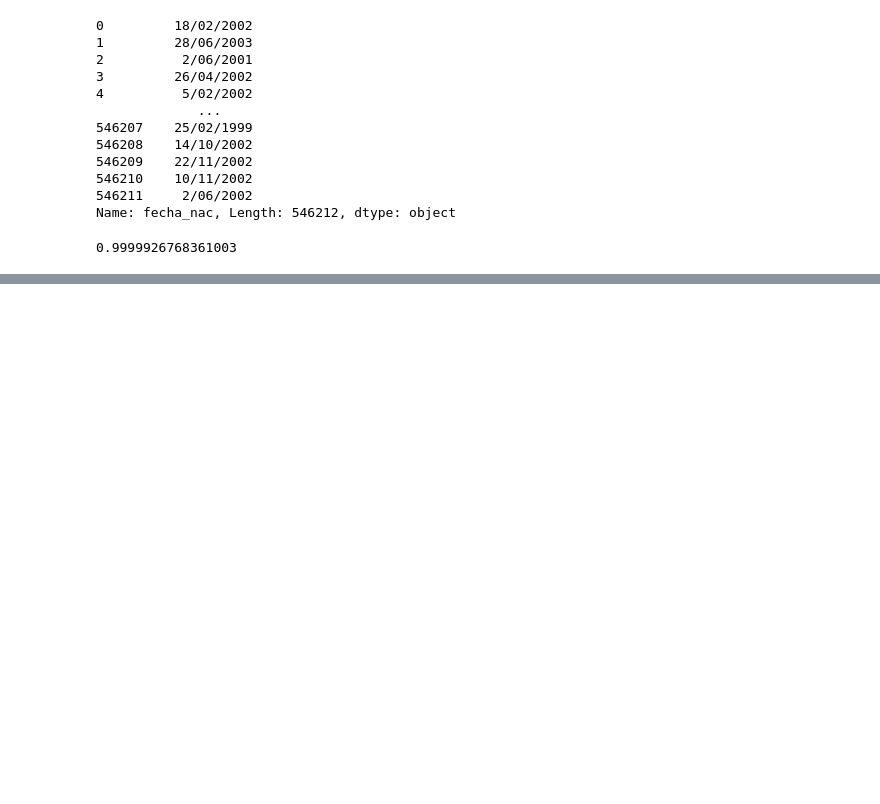
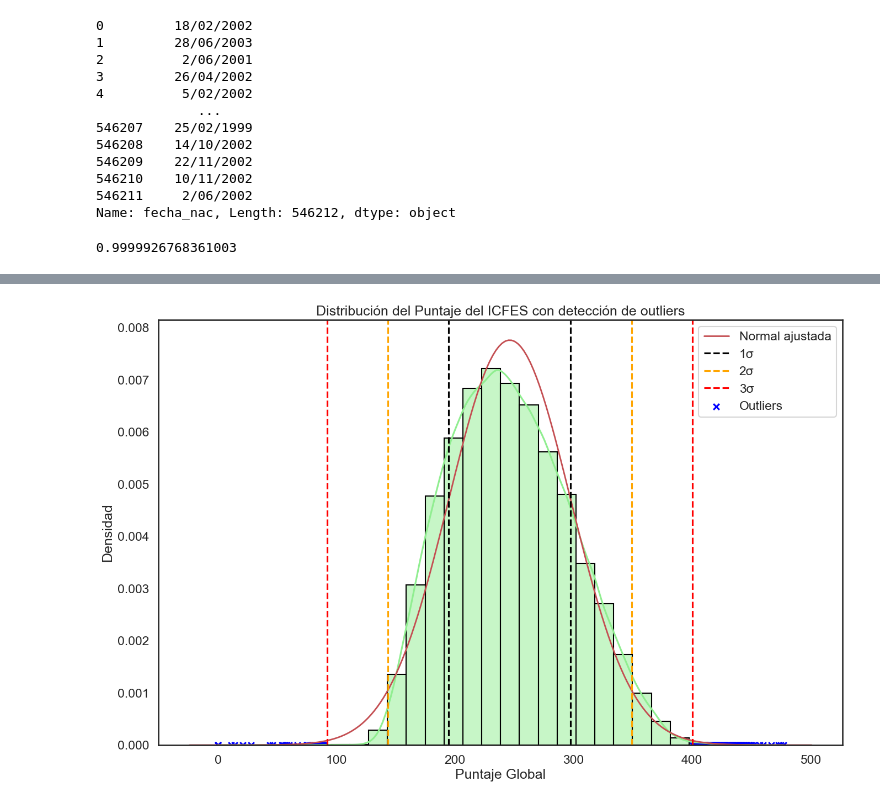
Before and after one commit to JorgeJordyJaimes/prediccion-icfes-colombia, a Jupyter notebook: notebooks/2. limpieza-datos.ipynb, the cells around one changed output, grey strips where cells are left out. Cells and saved outputs as stored; diff of their text form; code cells hidden in the pictures; blank space fills up the shorter version.

```diff
--- a/notebooks/2. limpieza-datos.ipynb
+++ b/notebooks/2. limpieza-datos.ipynb
@@ -494,0 +314,2 @@ def codificacion_dummy(df):
+# %%
+icfes[cols_nivel] = icfes[cols_nivel].astype('category')
@@ -929,18 +1311,0 @@ print(f"La fila con más NA es la fila {indice_fila_max_na} con {maximo_na} valo
-# %%
-filas_antes = icfes.shape[0]
-
-# 1. Contar los NA por fila
-na_counts_per_row = icfes.isna().sum(axis=1)
-
-# 2. Filtrar las filas con más de 5 NA
-rows_to_drop = na_counts_per_row[na_counts_per_row >= 5].index
-
-# 3. Eliminar las filas filtradas
-icfes = icfes.drop(rows_to_drop)
-
-print(f"Se eliminaron {len(rows_to_drop)} filas con más de 5 valores NA.")
-
-# Mostrar la cantidad de filas restantes
-print(f'Cantidad de filas antes de eliminar NA: {filas_antes}')
-print(f"Cantidad de filas después de eliminar NA: {icfes.shape[0]}")
-print(f"Filas eliminadas: {filas_antes - icfes.shape[0]}")
@@ -964,0 +1367,29 @@ icfes.to_parquet("icfes_limpio.parquet", index=False, engine="pyarrow")
+# %%
+from scipy.stats import norm
+
+plt.figure(figsize=(16,10))
+
+# Histograma con KDE
+sns.histplot(y, kde=True, stat="density", bins=30, color="lightgreen", edgecolor="black")
+
+# Curva normal teórica
+xmin, xmax = plt.xlim()
+xx = np.linspace(xmin, xmax, 200)
+plt.plot(xx, norm.pdf(xx, mu, sigma), 'r', lw=2, label="Normal ajustada")
+
+# Líneas verticales de 1σ, 2σ, 3σ
+for k, col in zip([1,2,3], ["black","orange","red"]):
+    plt.axvline(mu + k*sigma, color=col, linestyle="--")
+    plt.axvline(mu - k*sigma, color=col, linestyle="--", label=f"{k}σ")
+
+# Graficar puntos outliers
+plt.scatter(y.loc[outlier_idx], [0]*len(outlier_idx),
+            color="blue", marker="x", s=60, label="Outliers")
+
+plt.title("Distribución del Puntaje del ICFES con detección de outliers")
+plt.xlabel("Puntaje Global")
+plt.ylabel("Densidad")
+plt.legend()
+plt.show()
+# %% [output]
+[figure, new version]
```
Also changed, not shown: parts of 142 cells of this notebook, 1 other file.
